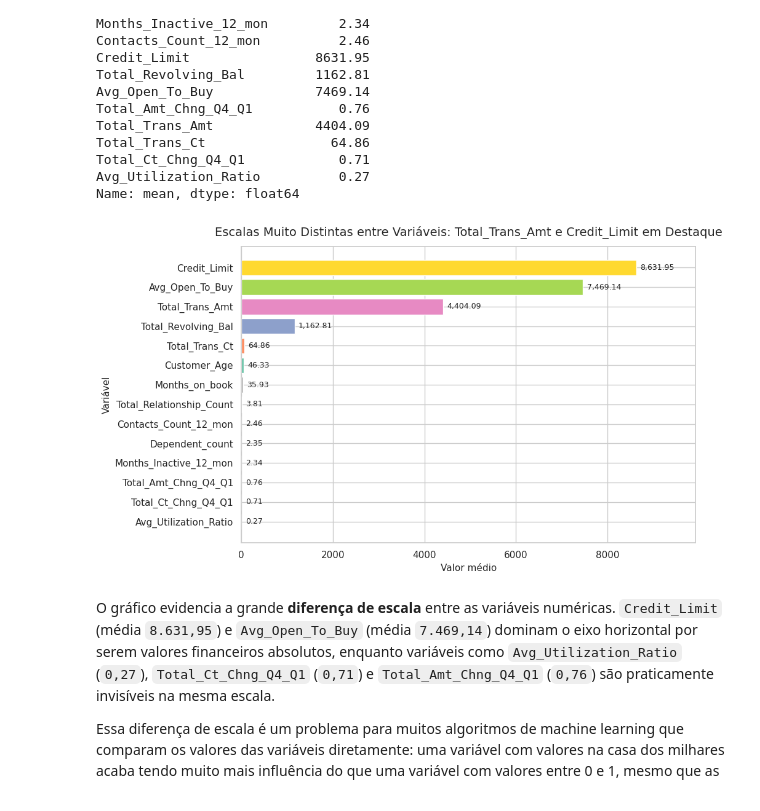
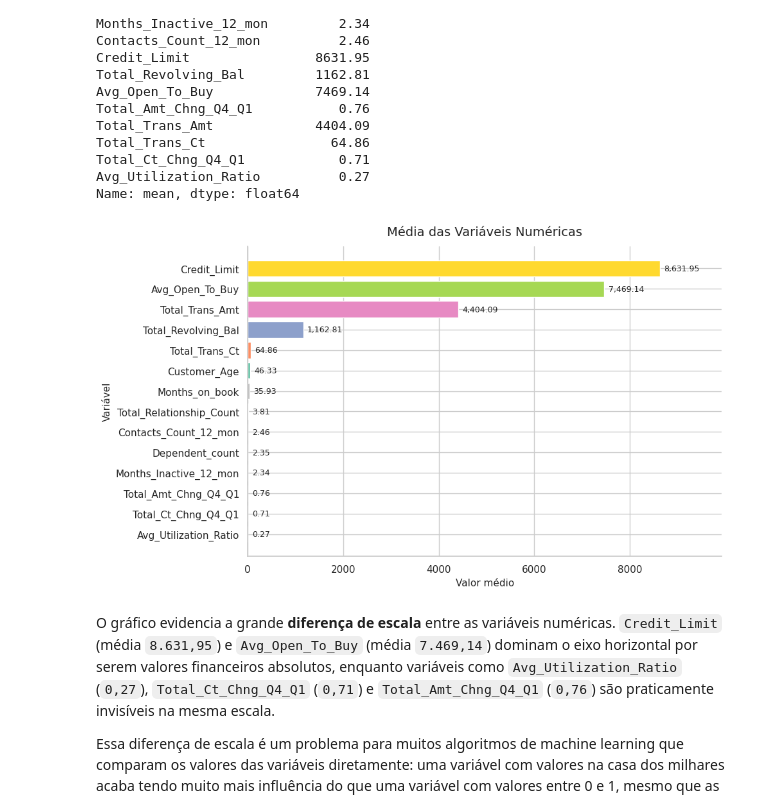
Before and after one commit to diogorblessa/mvp-credit-card-churn, a Jupyter notebook: notebooks/mvp_eda_preprocessing.ipynb, the cells around one changed output. Saved outputs shown, nothing was run; the diff lists cells and outputs as text; code cells hidden in the pictures.

```diff
--- a/notebooks/mvp_eda_preprocessing.ipynb
+++ b/notebooks/mvp_eda_preprocessing.ipynb
@@ -344,29 +346,29 @@ Name: mean, dtype: float64
 # %%
 # Gráfico de barras horizontais — médias das variáveis numéricas
 medias = df.select_dtypes(include='number').mean().round(2).sort_values(ascending=True)
 
 fig, ax = plt.subplots(figsize=(10, 6))
 cores = sns.color_palette('Set2', n_colors=len(medias))
 barras = ax.barh(medias.index, medias.values, color=cores, edgecolor='white')
 
 # Anotação dos valores
 for barra, valor in zip(barras, medias.values):
     ax.text(
         barra.get_width() + medias.max() * 0.01,
         barra.get_y() + barra.get_height() / 2,
         f'{valor:,.2f}',
         va='center', fontsize=9
     )
 
-ax.set_title('Escalas Muito Distintas entre Variáveis: Total_Trans_Amt e Credit_Limit em Destaque',
-             fontsize=14, pad=12)
+ax.set_title('Média das Variáveis Numéricas', fontsize=14, pad=12)
 ax.set_xlabel('Valor médio', fontsize=11)
 ax.set_ylabel('Variável', fontsize=11)
 ax.set_xlim(0, medias.max() * 1.15)
+sns.despine(ax=ax)
 plt.tight_layout()
 plt.show()
 # %% [output]
-[figure, old version]
+[figure, new version]
 # %% [markdown]
 O gráfico evidencia a grande **diferença de escala** entre as variáveis numéricas. `Credit_Limit` (média `8.631,95`) e `Avg_Open_To_Buy` (média `7.469,14`) dominam o eixo horizontal por serem valores financeiros absolutos, enquanto variáveis como `Avg_Utilization_Ratio` (`0,27`), `Total_Ct_Chng_Q4_Q1` (`0,71`) e `Total_Amt_Chng_Q4_Q1` (`0,76`) são praticamente invisíveis na mesma escala.
 
```
Also changed, not shown: parts of 5 cells of this notebook.
